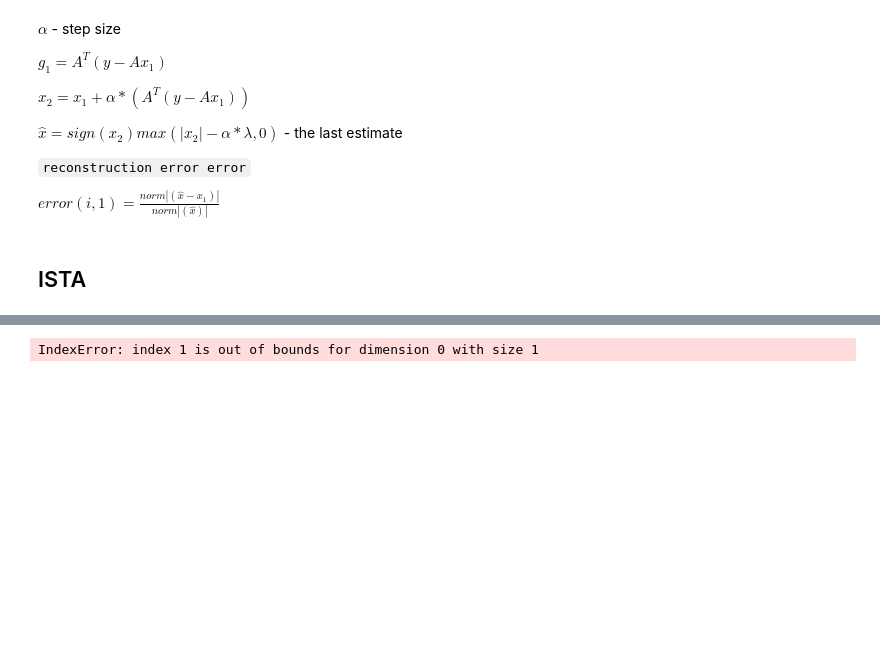
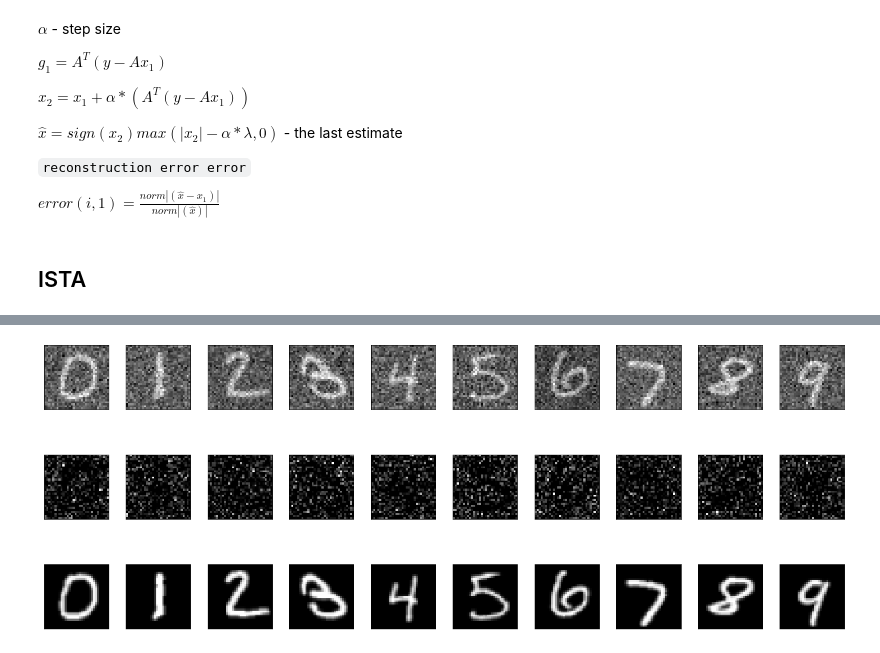
Before and after one commit to Lynch1206/5LSL0_HW, a Jupyter notebook: Assignment4/Code - for students/Week1.ipynb, the cells around one changed output, grey strips where cells are left out. Drawn from its saved outputs; the diff is of its cells as text; code cells hidden in the pictures; blank space fills up the shorter version.

```diff
--- a/Assignment4/Code - for students/Week1.ipynb
+++ b/Assignment4/Code - for students/Week1.ipynb
@@ -150,7 +115,3 @@ $\hat{x}=sign(x_2)max(|x_2|-\alpha*\lambda,0)$  -  the last estimate
 $error(i,1) = \frac{norm|(\hat{x} - x_1)|}{ norm|(\hat{x})|} $
 # %% [markdown]
 ## ISTA
-# %%
-def softthreshold(x,shrinkage):
-    # torch.sign(x) Returns a new tensor with the signs of the elements of input.
-    return (torch.sign(x) * torch.maximum(torch.abs(x) - torch.tensor(shrinkage), torch.tensor(0.)))
@@ -235,4 +117,0 @@ TypeError: Invalid shape (1, 1, 32, 32) for image data
-# %%
-recon[1,0,:,:]
-# %% [output]
-IndexError: index 1 is out of bounds for dimension 0 with size 1
@@ -238,0 +163,32 @@ IndexError: index 1 is out of bounds for dimension 0 with size 1
+# %%
+# ------------Tuning parameters-----------------------------------
+mu = 0.0002
+lmbd = 0.8
+K=100
+# ----------------------------------------------------------------
+Ex1 = ISTAI_main()
+x_hat = dict()
+for i in range(10):
+    y = x_noisy_example[i,0,:,:]
+    with torch.no_grad():
+        x_hat[i]= Ex1.ISTA(mu,lmbd,K,y)
+fig = plt.figure(figsize=(20,10))
+for i in range(10):
+    ax1 = fig.add_subplot(3, 10, i+1)
+    ax1.imshow(x_noisy_example[i,0,:,:],cmap='gray')
+    plt.yticks([])
+    plt.xticks([])
+    plt.tight_layout()
+    plottable_image = x_hat[i].reshape([32,32])
+    ax = fig.add_subplot(3, 10, i+11)
+    ax.imshow(plottable_image,cmap='gray')
+    plt.tight_layout()
+    plt.yticks([])
+    plt.xticks([])
+    ax2 = fig.add_subplot(3, 10, i+21)
+    ax2.imshow(x_clean_example[i,0,:,:],cmap='gray')
+    plt.tight_layout()
+    plt.yticks([])
+    plt.xticks([])
+# %% [output]
+[figure, added]
```
Also changed, not shown: parts of 7 cells of this notebook, 1 other file.
